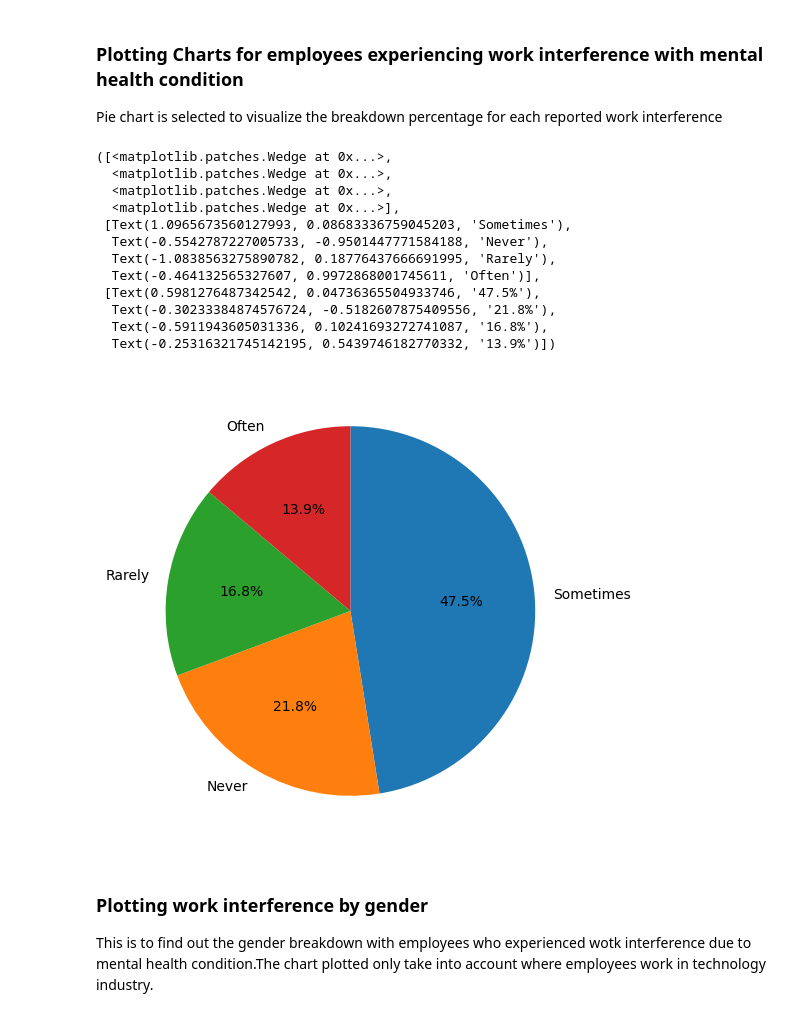
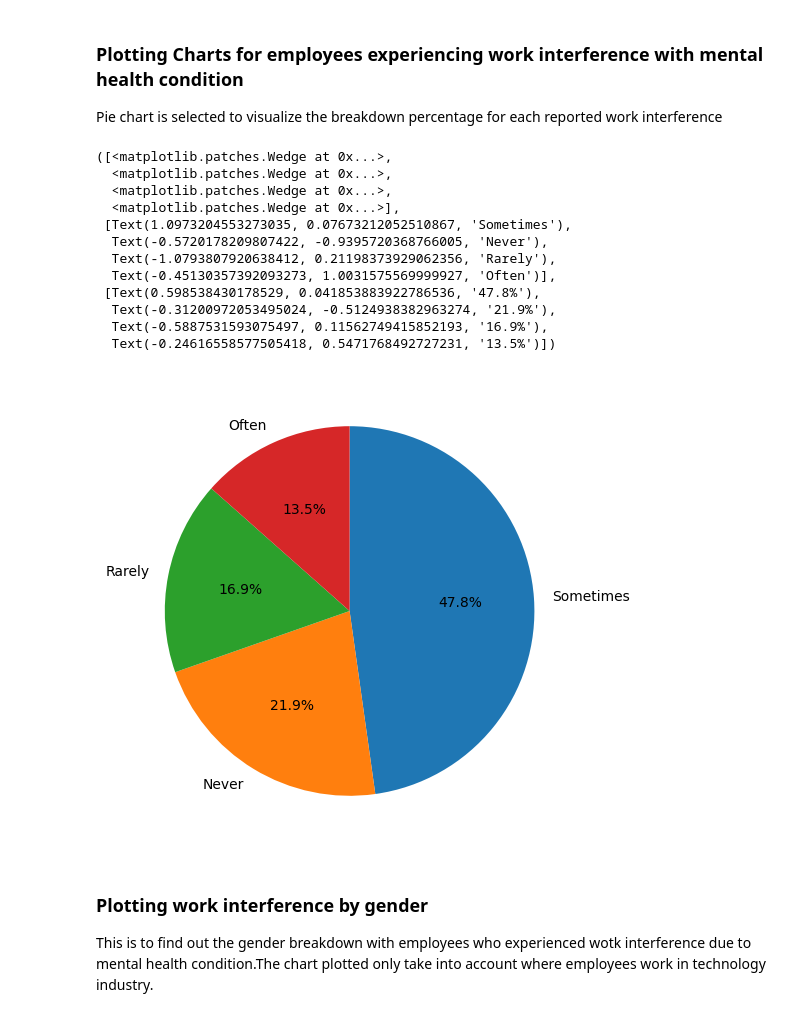
Before and after one commit to edmundlemon/mental_health_data_analysis, a Jupyter notebook: assignment.ipynb, the cells around one changed output. Cells and saved outputs as stored; diff of their text form; code cells hidden in the pictures.

```diff
--- a/assignment.ipynb
+++ b/assignment.ipynb
@@ -105,32 +108,34 @@ mental_health
+# %%
+mental_health = mental_health[(mental_health["Age"] >= 18) & (mental_health["Age"] <= 100)]
 # %% [markdown]
 ### Plotting Charts for employees experiencing work interference with mental health condition
 Pie chart is selected to visualize the breakdown percentage for each reported work interference
 # %%
 works_in_tech = mental_health[mental_health["tech_company"] == "Yes"] # Filter only those working in tech company
-work_interfered = works_in_tech["work_interfere"].value_counts()
+work_interference = works_in_tech["work_interfere"].value_counts()
 plt.figure(figsize=(6,6))
 plt.pie(
-	work_interfered,
-	labels=work_interfered.index,
+	work_interference,
+	labels=work_interference.index,
 	autopct="%1.1f%%",
 	startangle=90,
 	counterclock=False
 )
 # mental_health["tech_company"].value_counts()
 # %% [output]
 ([<matplotlib.patches.Wedge at 0x...>,
   <matplotlib.patches.Wedge at 0x...>,
   <matplotlib.patches.Wedge at 0x...>,
   <matplotlib.patches.Wedge at 0x...>],
- [Text(1.0965673560127993, 0.08683336759045203, 'Sometimes'),
-  Text(-0.5542787227005733, -0.9501447771584188, 'Never'),
-  Text(-1.0838563275890782, 0.18776437666691995, 'Rarely'),
-  Text(-0.464132565327607, 0.9972868001745611, 'Often')],
- [Text(0.5981276487342542, 0.04736365504933746, '47.5%'),
-  Text(-0.30233384874576724, -0.5182607875409556, '21.8%'),
-  Text(-0.5911943605031336, 0.10241693272741087, '16.8%'),
-  Text(-0.25316321745142195, 0.5439746182770332, '13.9%')])
+ [Text(1.0973204553273035, 0.07673212052510867, 'Sometimes'),
+  Text(-0.5720178209807422, -0.9395720368766005, 'Never'),
+  Text(-1.0793807920638412, 0.21198373929062356, 'Rarely'),
+  Text(-0.45130357392093273, 1.0031575569999927, 'Often')],
+ [Text(0.598538430178529, 0.041853883922786536, '47.8%'),
+  Text(-0.31200972053495024, -0.5124938382963274, '21.9%'),
+  Text(-0.5887531593075497, 0.11562749415852193, '16.9%'),
+  Text(-0.24616558577505418, 0.5471768492727231, '13.5%')])
-[figure, old version]
+[figure, new version]
 # %% [markdown]
 ### Plotting work interference by gender
 This is to find out the gender breakdown with employees who experienced wotk interference due to mental health condition.The chart plotted only take into account where employees work in technology industry.
```
Also changed, not shown: parts of 3 cells of this notebook.
